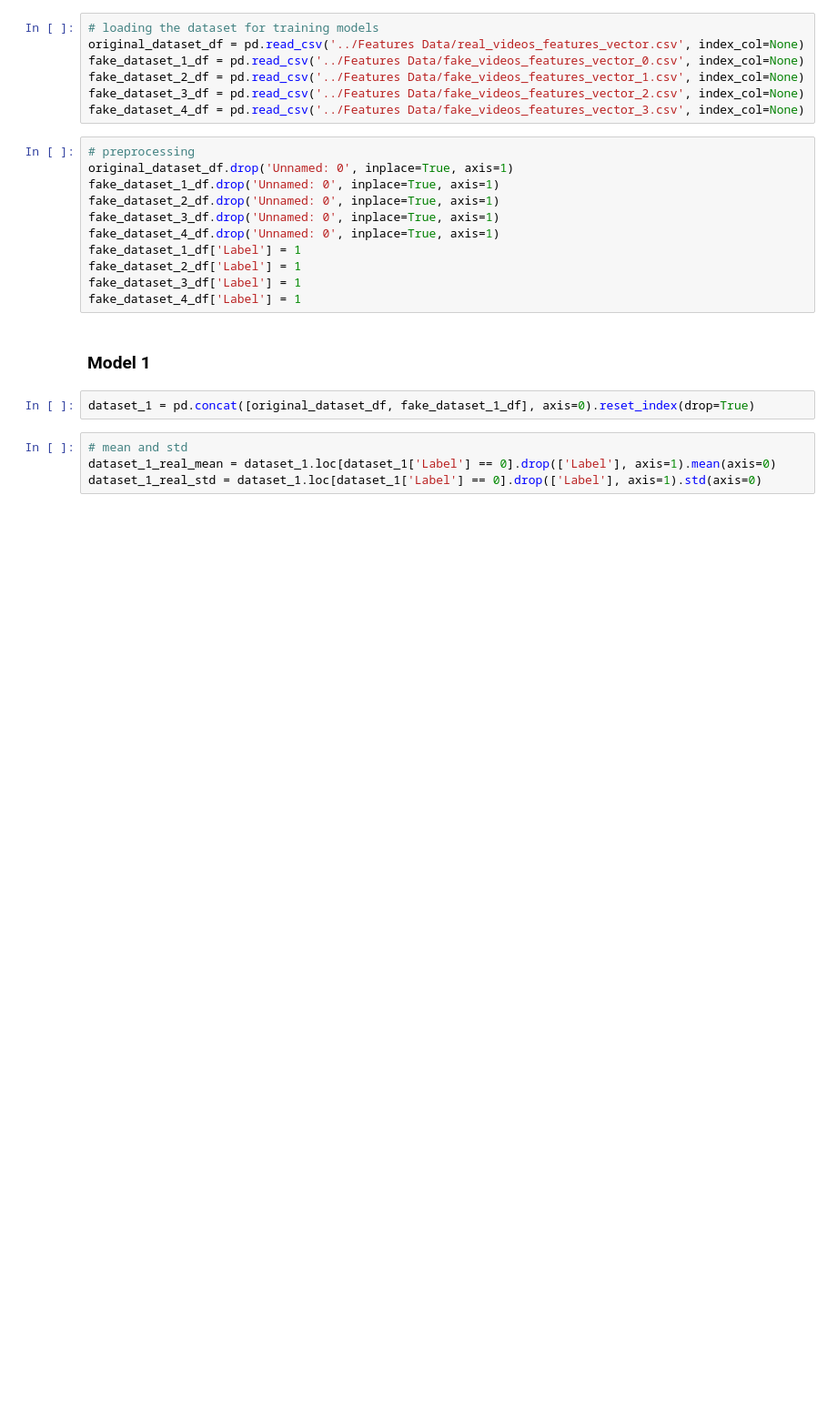
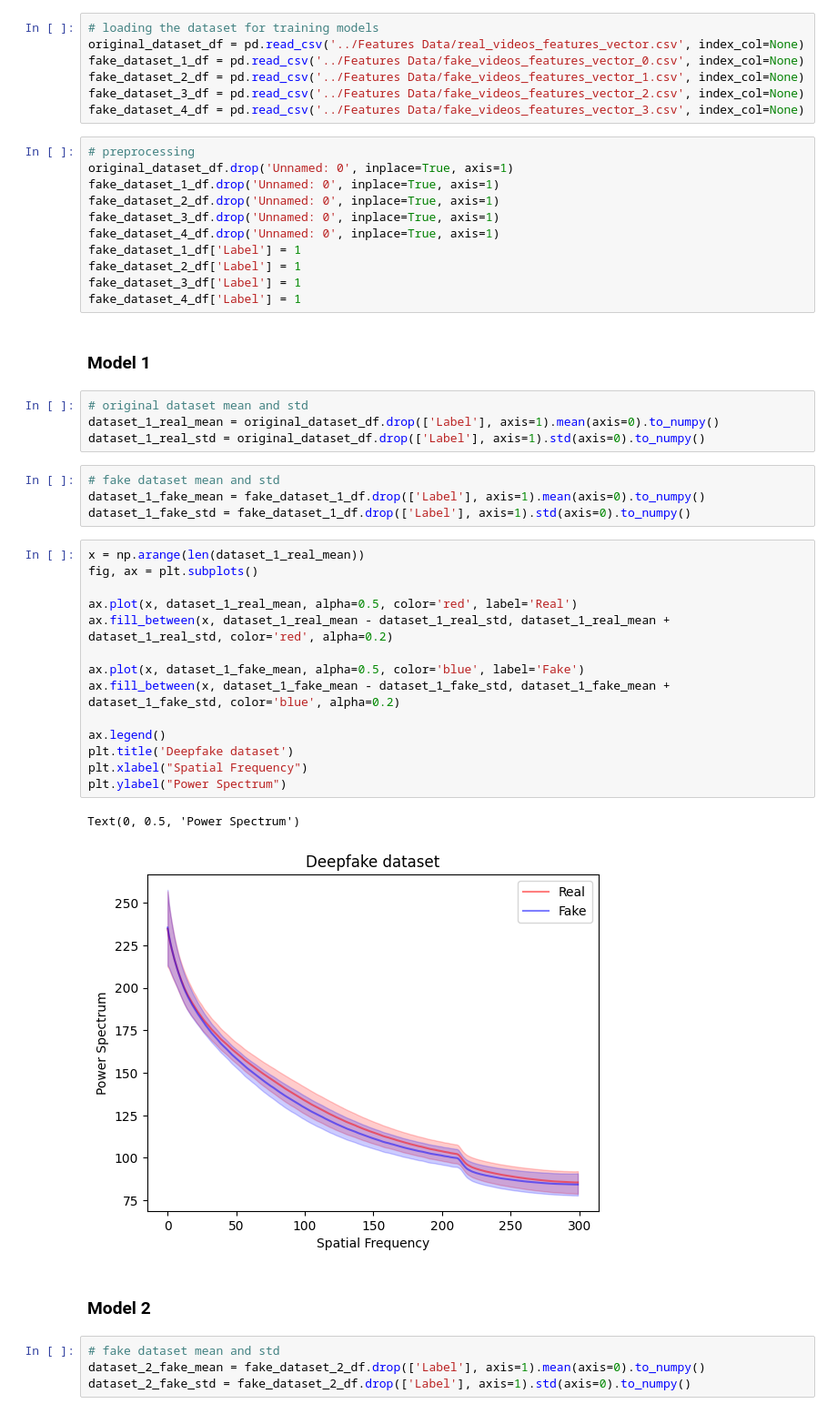
Before and after one commit to Omar-ahmed314/Revelio, a Jupyter notebook: Modules/dft/Scripts/data_visualization.ipynb, the cells around one changed output. Shown at 91% size. Cells and saved outputs as stored; diff of their text form; blank space fills up the shorter version.

Commit message:
edit data visualization script

```diff
--- a/Modules/dft/Scripts/data_visualization.ipynb
+++ b/Modules/dft/Scripts/data_visualization.ipynb
@@ -21,9 +22,34 @@ fake_dataset_3_df['Label'] = 1
 fake_dataset_4_df['Label'] = 1
 # %% [markdown]
 ### Model 1
-# %%
-dataset_1 = pd.concat([original_dataset_df, fake_dataset_1_df], axis=0).reset_index(drop=True)
 # %%
-# mean and std
-dataset_1_real_mean = dataset_1.loc[dataset_1['Label'] == 0].drop(['Label'], axis=1).mean(axis=0)
-dataset_1_real_std = dataset_1.loc[dataset_1['Label'] == 0].drop(['Label'], axis=1).std(axis=0)
+# original dataset mean and std
+dataset_1_real_mean = original_dataset_df.drop(['Label'], axis=1).mean(axis=0).to_numpy()
+dataset_1_real_std = original_dataset_df.drop(['Label'], axis=1).std(axis=0).to_numpy()
+# %%
+# fake dataset mean and std
+dataset_1_fake_mean = fake_dataset_1_df.drop(['Label'], axis=1).mean(axis=0).to_numpy()
+dataset_1_fake_std = fake_dataset_1_df.drop(['Label'], axis=1).std(axis=0).to_numpy()
+# %%
+x = np.arange(len(dataset_1_real_mean))
+fig, ax = plt.subplots()
+
+ax.plot(x, dataset_1_real_mean, alpha=0.5, color='red', label='Real')
+ax.fill_between(x, dataset_1_real_mean - dataset_1_real_std, dataset_1_real_mean + dataset_1_real_std, color='red', alpha=0.2)
+
+ax.plot(x, dataset_1_fake_mean, alpha=0.5, color='blue', label='Fake')
+ax.fill_between(x, dataset_1_fake_mean - dataset_1_fake_std, dataset_1_fake_mean + dataset_1_fake_std, color='blue', alpha=0.2)
+
+ax.legend()
+plt.title('Deepfake dataset')
+plt.xlabel("Spatial Frequency")
+plt.ylabel("Power Spectrum")
+# %% [output]
+Text(0, 0.5, 'Power Spectrum')
+[figure, added]
+# %% [markdown]
+### Model 2
+# %%
+# fake dataset mean and std
+dataset_2_fake_mean = fake_dataset_2_df.drop(['Label'], axis=1).mean(axis=0).to_numpy()
+dataset_2_fake_std = fake_dataset_2_df.drop(['Label'], axis=1).std(axis=0).to_numpy()
```
Also changed, not shown: parts of 8 cells of this notebook.
